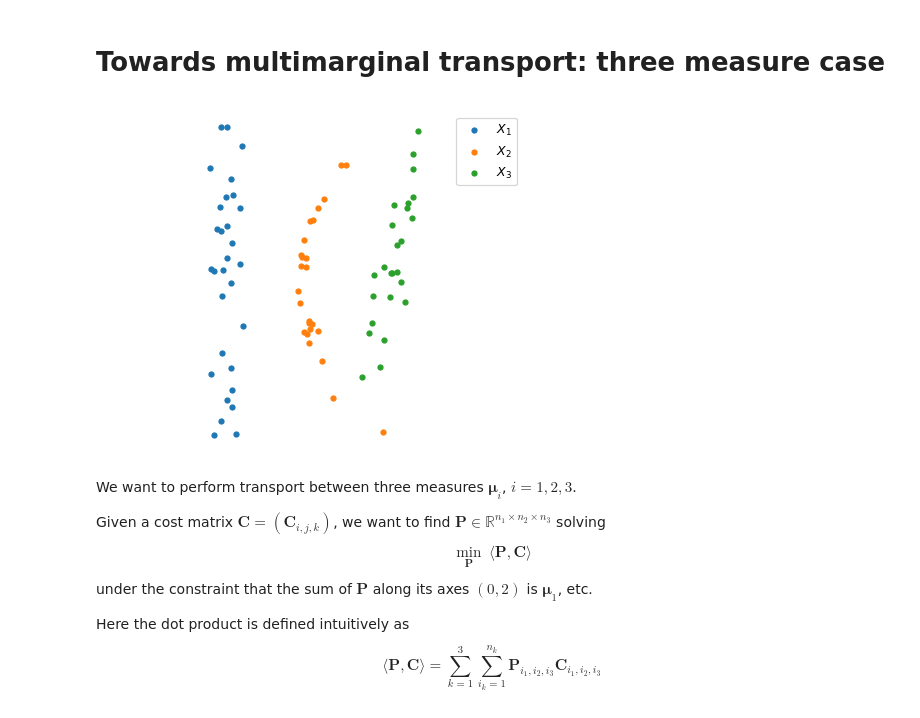
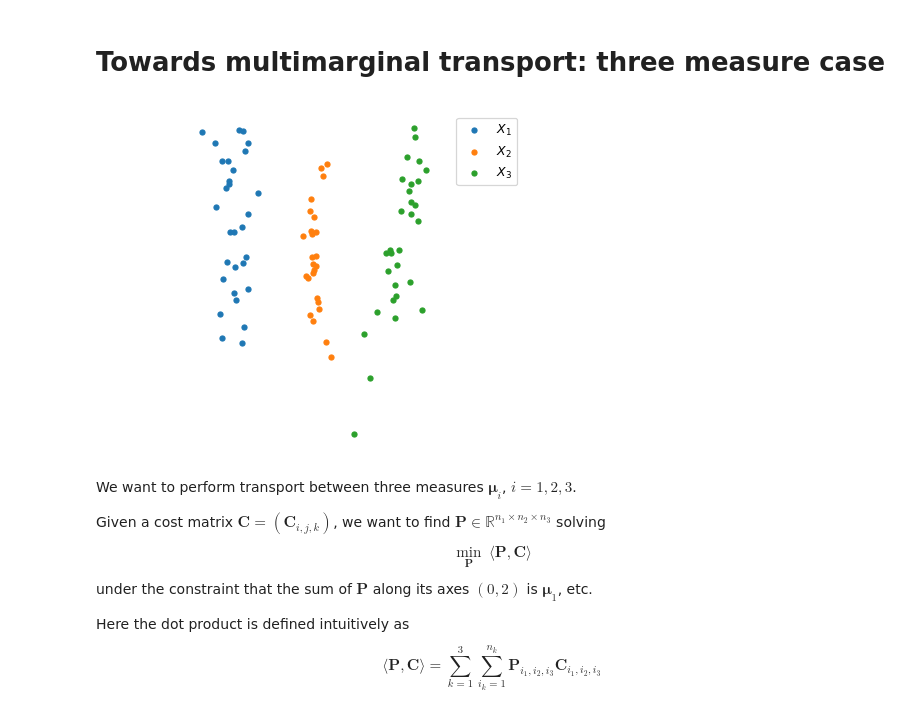
Before and after one commit to ManifoldFR/mva-optimaltransport, a Jupyter notebook: project/sinkhorn_example.ipynb, the cells around one changed output. Saved outputs shown, nothing was run; the diff lists cells and outputs as text; code cells hidden in the pictures.

```diff
--- a/project/sinkhorn_example.ipynb
+++ b/project/sinkhorn_example.ipynb
@@ -175,27 +175,27 @@ fig.savefig("/home/manifold/Pictures/transport_sinkhorn_test2.png")
 # %%
 n = 30
 m = 25
-p = 25
+p = 30
 # %%
 x = np.stack([0.1 + 0.24 * np.random.randn(n),
-              (2 * np.random.rand(n) - 1) * 3.5], axis=1)
+              (2 * np.random.rand(n) - 1) * 2.5], axis=1)
 
-thet_ = (0.1 * np.random.randn(m) + 1.) * np.pi
-y = 3.8 * np.stack([np.cos(thet_), np.sin(thet_)],axis=1)
-y[:, 0] += 5.5 + 0.07* np.random.randn(m)
+thet_ = (0.07 * np.random.randn(m) + 1.) * np.pi
+y = 3.8 * np.stack([np.cos(thet_), 1.2*np.sin(thet_)],axis=1)
+y[:, 0] += 5.5 + 0.09* np.random.randn(m)
 
 rz = np.random.randn(p)
 z = np.stack([3.5 + 0.2 * np.random.randn(p) + 0.2 * rz,
               1.2 * rz], axis=1)
 
 plt.scatter(*x.T, **scatter_opts)
 plt.scatter(*y.T, **scatter_opts)
 plt.scatter(*z.T, **scatter_opts)
 plt.legend(["$X_1$", "$X_2$", "$X_3$"])
 plt.axis('equal')
 plt.axis('off');
 # %% [output]
-[figure, old version]
+[figure, new version]
 # %% [markdown]
 We want to perform transport between three measures $\boldsymbol \mu_i$, $i=1,2,3$.
 
```
Also changed, not shown: parts of 16 cells of this notebook, 7 other files.
